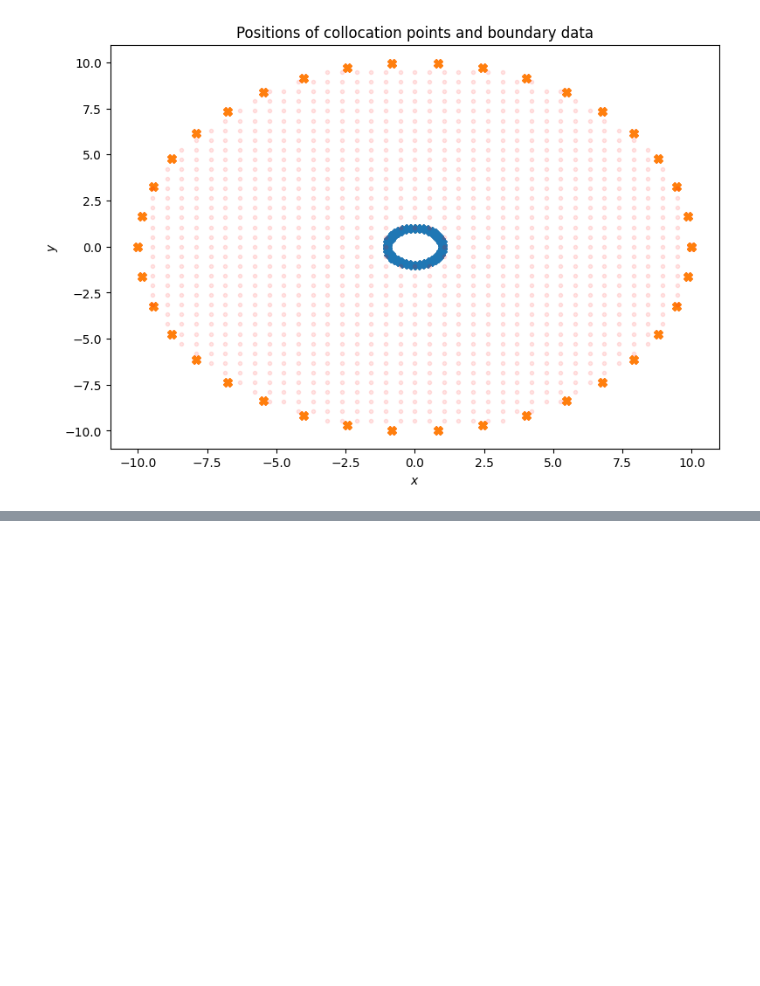
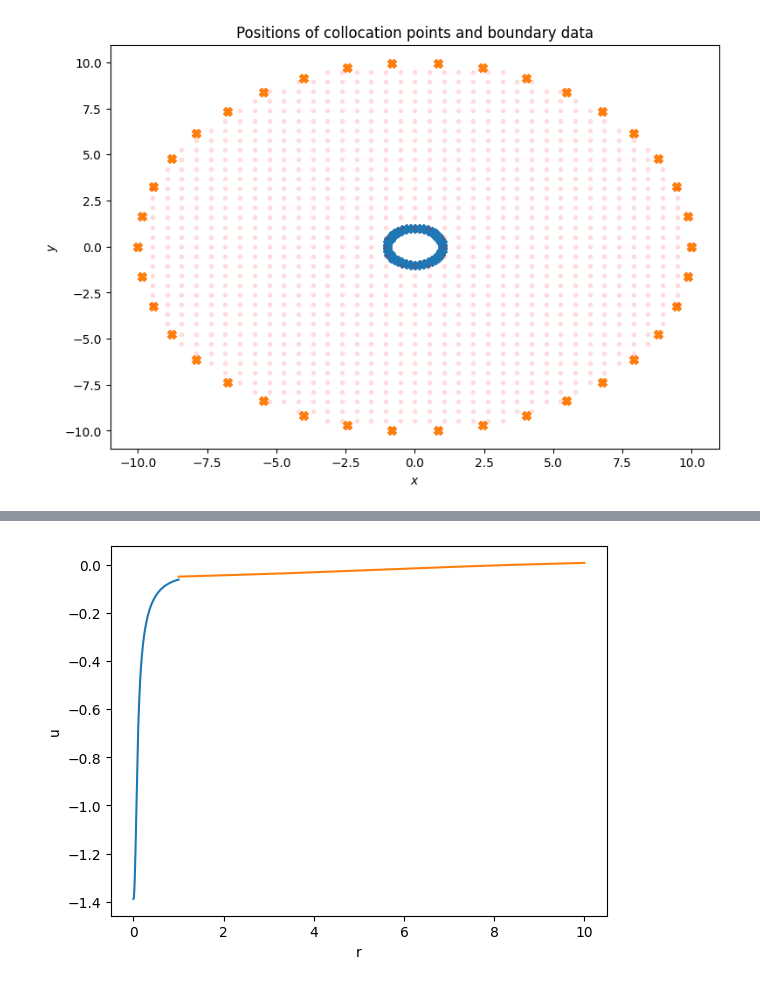
Before and after one commit to MartinAchondo/XPPBE, a Jupyter notebook: Main3d.ipynb, the cells around one changed output, grey strips where cells are left out. Cells and saved outputs as stored; diff of their text form; code cells hidden in the pictures; blank space fills up the shorter version.

```diff
--- a/Main3d.ipynb
+++ b/Main3d.ipynb
@@ -230,0 +237,6 @@ KeyboardInterrupt:
+# %%
+theta = 100.0
+phi = 60.0
+Post.plot_u_plane_direction(theta,phi)
+# %% [output]
+[figure, added]
```
Also changed, not shown: parts of 5 cells of this notebook, 4 other files.
